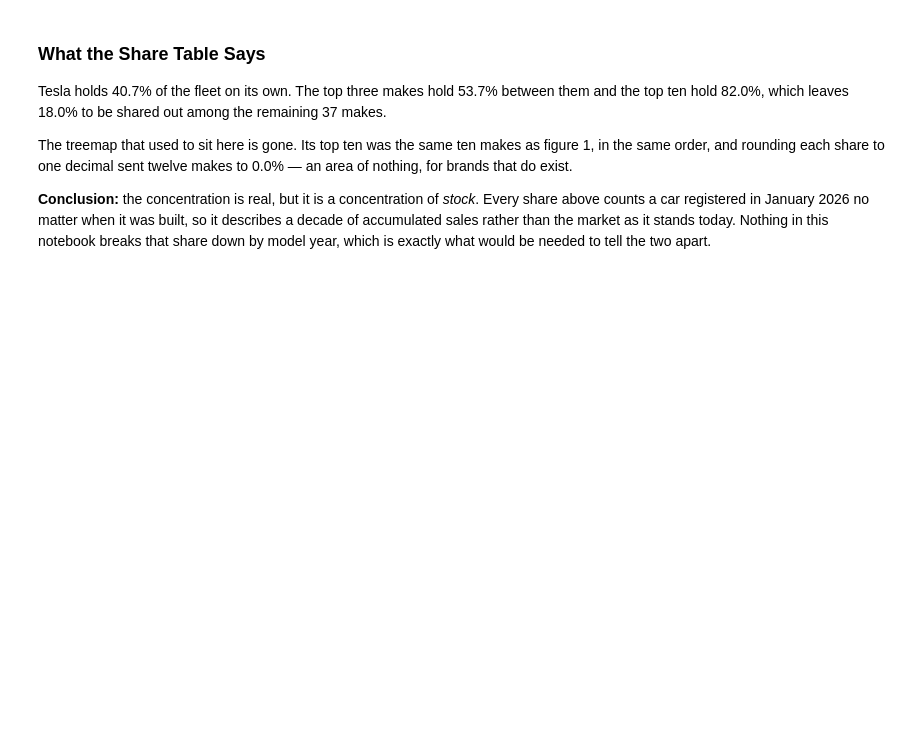
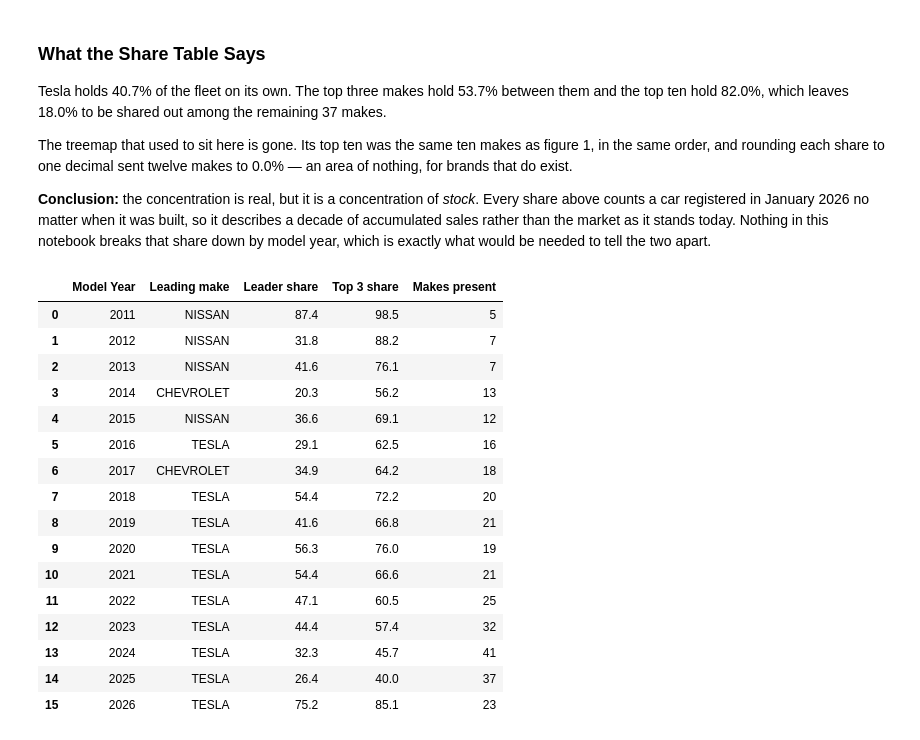
Before and after one commit to ValentimPiazera/EDA-Carros-Eletricos-Washington, a Jupyter notebook: notebooks/II-analysis.ipynb, the cells around one changed output. Cells and saved outputs as stored; diff of their text form; code cells hidden in the pictures; blank space fills up the shorter version.

```diff
--- a/notebooks/II-analysis.ipynb
+++ b/notebooks/II-analysis.ipynb
@@ -417,3 +494,25 @@ twelve makes to 0.0% — an area of nothing, for brands that do exist.
 when it was built, so it describes a decade of accumulated sales rather than
 the market as it stands today. Nothing in this notebook breaks that share down
 by model year, which is exactly what would be needed to tell the two apart.
+# %%
+concentration = utils.concentration_by_year(df)
+
+concentration
+# %% [output]
+|  | Model Year | Leading make | Leader share | Top 3 share | Makes present |
+| 0 | 2011 | NISSAN | 87.4 | 98.5 | 5 |
+| 1 | 2012 | NISSAN | 31.8 | 88.2 | 7 |
+| 2 | 2013 | NISSAN | 41.6 | 76.1 | 7 |
+| 3 | 2014 | CHEVROLET | 20.3 | 56.2 | 13 |
+| 4 | 2015 | NISSAN | 36.6 | 69.1 | 12 |
+| 5 | 2016 | TESLA | 29.1 | 62.5 | 16 |
+| 6 | 2017 | CHEVROLET | 34.9 | 64.2 | 18 |
+| 7 | 2018 | TESLA | 54.4 | 72.2 | 20 |
+| 8 | 2019 | TESLA | 41.6 | 66.8 | 21 |
+| 9 | 2020 | TESLA | 56.3 | 76.0 | 19 |
+| 10 | 2021 | TESLA | 54.4 | 66.6 | 21 |
+| 11 | 2022 | TESLA | 47.1 | 60.5 | 25 |
+| 12 | 2023 | TESLA | 44.4 | 57.4 | 32 |
+| 13 | 2024 | TESLA | 32.3 | 45.7 | 41 |
+| 14 | 2025 | TESLA | 26.4 | 40.0 | 37 |
+| 15 | 2026 | TESLA | 75.2 | 85.1 | 23 |
```
Also changed, not shown: parts of 19 cells of this notebook, 4 other files.
